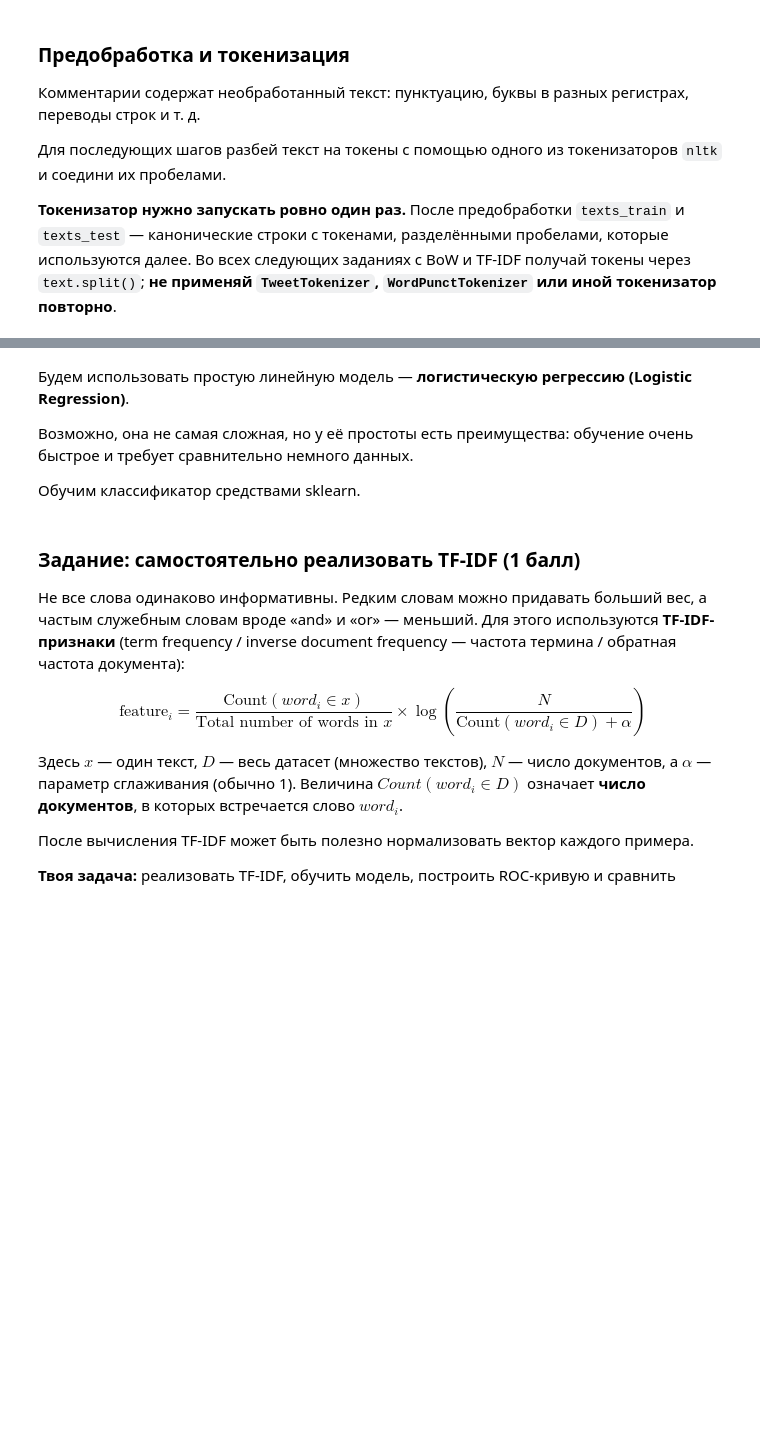
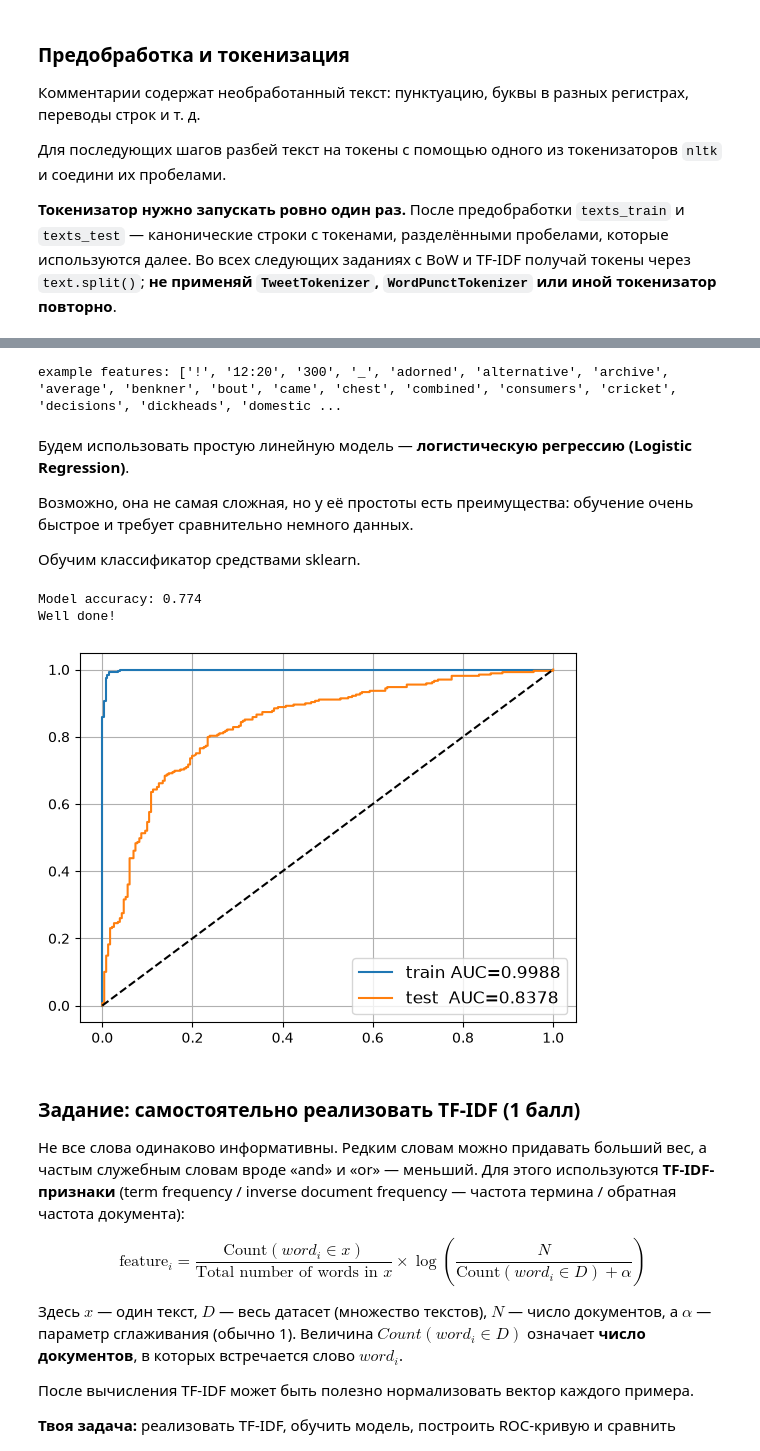
Before and after one commit to megannnn98/nlp_course_ru, a Jupyter notebook: week01_embeddings/seminar.ipynb, the cells around one changed output, grey strips where cells are left out. Cells and saved outputs as stored; diff of their text form; code cells hidden in the pictures; blank space fills up the shorter version.

```diff
--- a/week01_embeddings/seminar.ipynb
+++ b/week01_embeddings/seminar.ipynb
@@ -412,17 +521,25 @@ assert len(texts_test) == len(y_test)
 # Здесь и в text_to_bow используй text.split(); повторная токенизация запрещена.
 k = 10000
 
-# ТВОЙ КОД
+from collections import Counter
+token_counts = Counter(token for text in texts_train for token in text.split())
 
-bow_vocabulary = []  # ТВОЙ КОД
+bow_vocabulary = [token for token, _ in token_counts.most_common(k)]
 
 print('example features:', sorted(bow_vocabulary)[::100])
+# %% [output]
+example features: ['!', '12:20', '300', '_', 'adorned', 'alternative', 'archive', 'average', 'benkner', 'bout', 'came', 'chest', 'combined', 'consumers', 'cricket', 'decisions', 'dickheads', 'domestic ...
-# %%
-def text_to_bow(text):
-    """Преобразуй текст в массив частот токенов на основе bow_vocabulary."""
-    # ТВОЙ КОД
-
-    return np.array([], 'float32')
+# %%
+token_to_id = {token: j for j, token in enumerate(bow_vocabulary)}
+
+def text_to_bow(text):
+    """Преобразуй текст в массив частот токенов на основе bow_vocabulary."""
+    bow = np.zeros(len(bow_vocabulary), dtype='float32')
+    for token in text.split():
+        token_id = token_to_id.get(token)
+        if token_id is not None:
+            bow[token_id] += 1
+    return bow
 # %%
 X_train_bow = np.stack(list(map(text_to_bow, texts_train)))
 X_test_bow = np.stack(list(map(text_to_bow, texts_test)))
@@ -453,22 +567,31 @@ bow_model = None  # ТВОЙ КОД — обучи логистическую р
+# %%
+from sklearn.linear_model import LogisticRegression
+
+# C подобран перебором; слабая регуляризация (по умолчанию C=1) переобучается на ~10^4 признаках
+bow_model = LogisticRegression(C=0.2, solver='liblinear').fit(X_train_bow, y_train)
 # %%
 from sklearn.metrics import roc_auc_score, roc_curve
 
-for name, X, y, model in [
+for name, X, y, clf in [
     ('train', X_train_bow, y_train, bow_model),
     ('test ', X_test_bow, y_test, bow_model)
 ]:
-    proba = model.predict_proba(X)[:, 1]
+    proba = clf.predict_proba(X)[:, 1]
     auc = roc_auc_score(y, proba)
     plt.plot(*roc_curve(y, proba)[:2], label='%s AUC=%.4f' % (name, auc))
 
 plt.plot([0, 1], [0, 1], '--', color='black',)
 plt.legend(fontsize='large')
 plt.grid()
 
 test_accuracy = np.mean(bow_model.predict(X_test_bow) == y_test)
 print(f"Model accuracy: {test_accuracy:.3f}")
 assert test_accuracy > 0.77, "Hint: tune the parameter C to improve performance"
 print("Well done!")
+# %% [output]
+Model accuracy: 0.774
+Well done!
+[figure, added]
 # %% [markdown]
 ### Задание: самостоятельно реализовать TF-IDF (1 балл)
 
```
Also changed, not shown: parts of 28 cells of this notebook, 49 other files.
